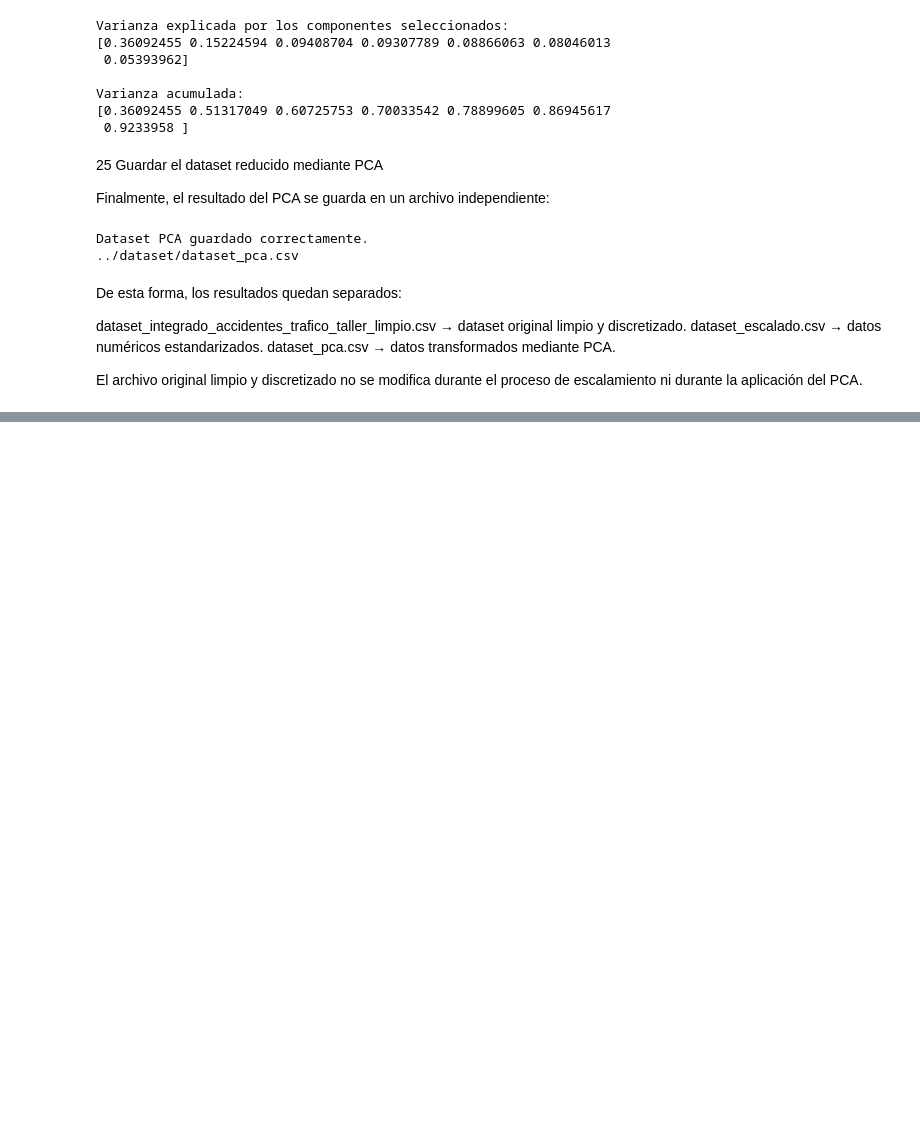
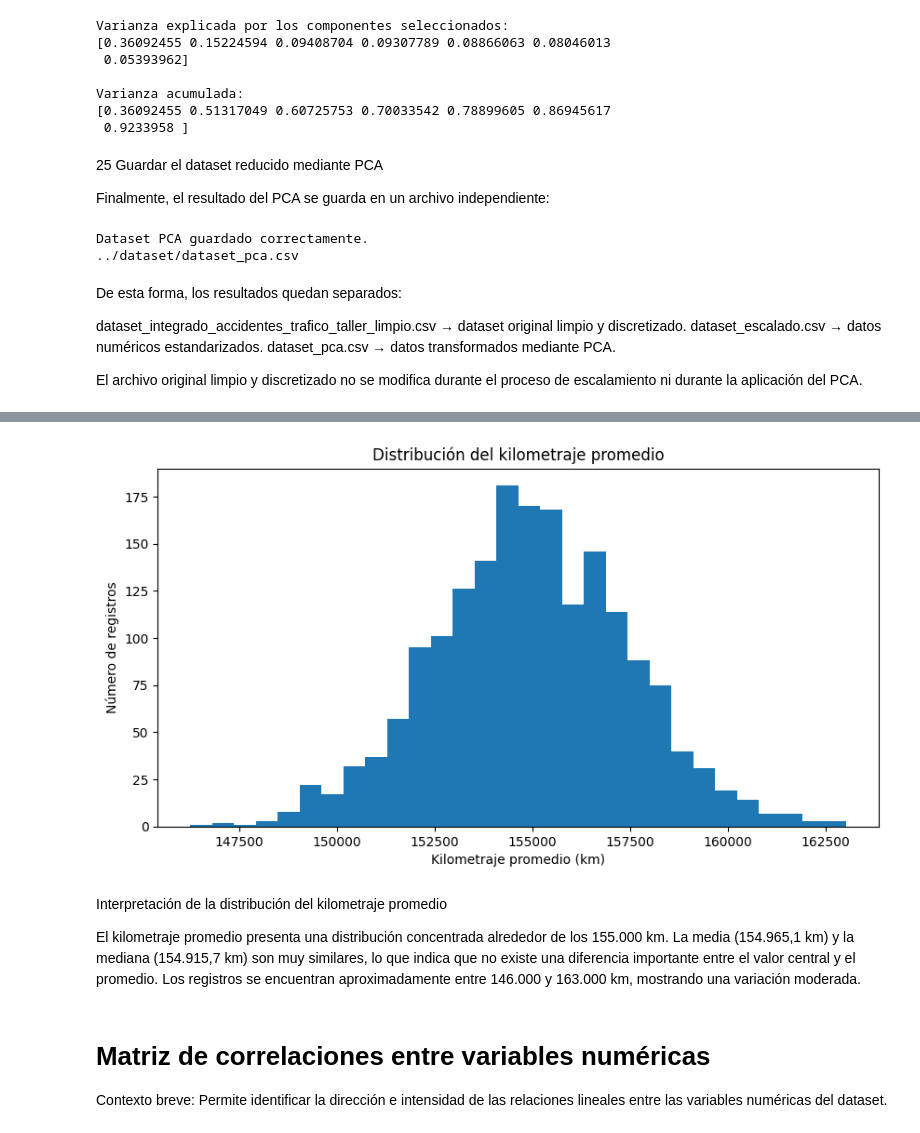
Before and after one commit to gacha2804-alt/autogest, a Jupyter notebook: analisis/analisis_accidentes_trafico_taller.ipynb, the cells around one changed output, grey strips where cells are left out. Saved outputs shown, nothing was run; the diff lists cells and outputs as text; code cells hidden in the pictures; blank space fills up the shorter version.

```diff
--- a/analisis/analisis_accidentes_trafico_taller.ipynb
+++ b/analisis/analisis_accidentes_trafico_taller.ipynb
@@ -1003,0 +1233,25 @@ El archivo original limpio y discretizado no se modifica durante el proceso de e
+# %%
+
+import matplotlib.pyplot as plt
+
+plt.figure(figsize=(10, 5))
+
+plt.hist(dfNumerico["KILOMETRAJE_PROMEDIO"].dropna(), bins=30)
+
+plt.title("Distribución del kilometraje promedio")
+plt.xlabel("Kilometraje promedio (km)")
+plt.ylabel("Número de registros")
+
+plt.show()
+# %% [output]
+[figure, added]
+# %% [markdown]
+Interpretación de la distribución del kilometraje promedio
+
+
+El kilometraje promedio presenta una distribución concentrada alrededor de los 155.000 km. La media (154.965,1 km) y la mediana (154.915,7 km) son muy similares, lo que indica que no existe una diferencia importante entre el valor central y el promedio. Los registros se encuentran aproximadamente entre 146.000 y 163.000 km, mostrando una variación moderada.
+# %% [markdown]
+# Matriz de correlaciones entre variables numéricas
+
+Contexto breve:
+Permite identificar la dirección e intensidad de las relaciones lineales entre las variables numéricas del dataset.
```
Also changed, not shown: parts of 37 cells of this notebook.
